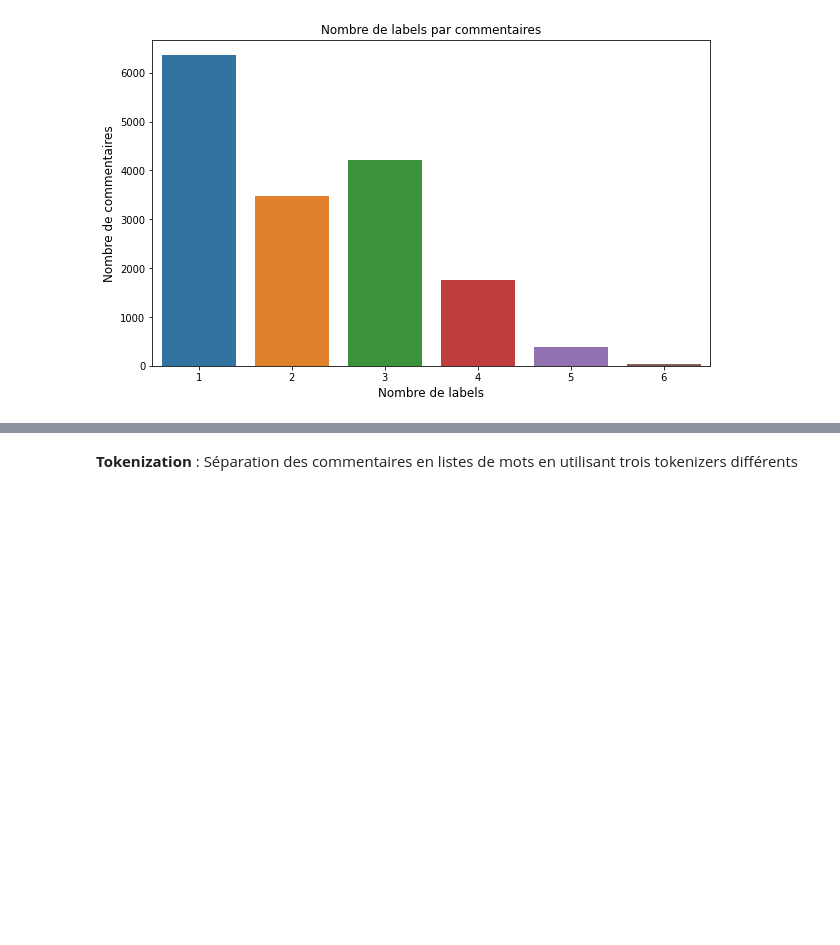
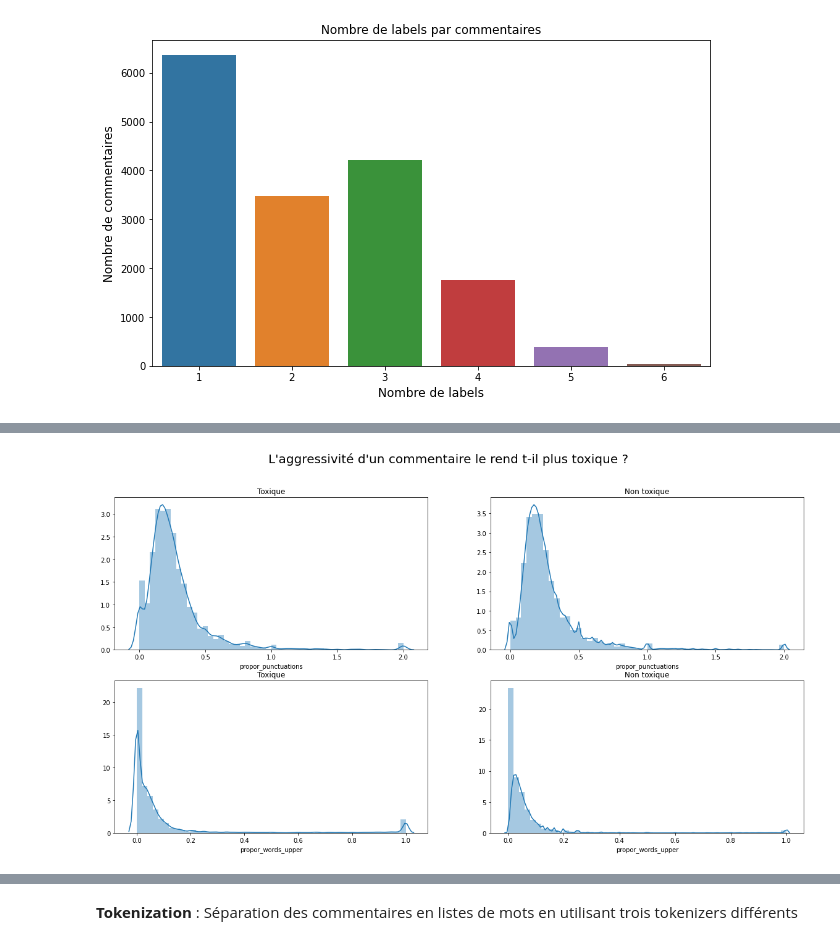
Before and after one commit to YannickLy/NLP-Project-ENSAE-2020, a Jupyter notebook: Notebook/draft.ipynb, the cells around one changed output, grey strips where cells are left out. Cells and saved outputs as stored; diff of their text form; code cells hidden in the pictures; blank space fills up the shorter version.

```diff
--- a/Notebook/draft.ipynb
+++ b/Notebook/draft.ipynb
@@ -243,0 +268,20 @@ df_features["mean_word_len"] = train["comment_text"].apply(lambda x: np.mean([le
+# %%
+df['propor_punctuations'].loc[df['propor_punctuations']>2] = 2
+
+plt.figure(figsize=(20,10))
+plt.suptitle("L'aggressivité d'un commentaire le rend t-il plus toxique ?", fontsize = 20)
+plt.subplot(221)
+plt.title('Toxique', fontsize = 12)
+sns.distplot(df[df['toxic_or_not'] == True]['propor_punctuations'])
+plt.subplot(222)
+plt.title('Non toxique', fontsize = 12)
+sns.distplot(df[df['toxic_or_not'] == False]['propor_punctuations'])
+plt.subplot(223)
+plt.title('Toxique', fontsize = 12)
+sns.distplot(df[df['toxic_or_not'] == True]['propor_words_upper'])
+plt.subplot(224)
+plt.title('Non toxique', fontsize = 12)
+sns.distplot(df[df['toxic_or_not'] == False]['propor_words_upper'])
+plt.show()
+# %% [output]
+[figure, added]
```
Also changed, not shown: parts of 17 cells of this notebook.
